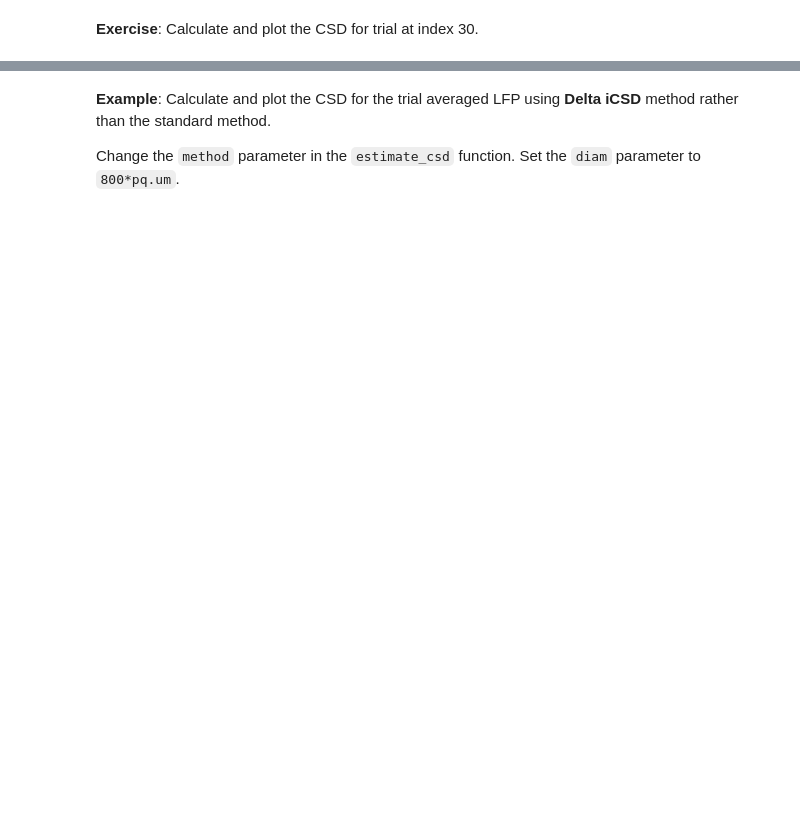
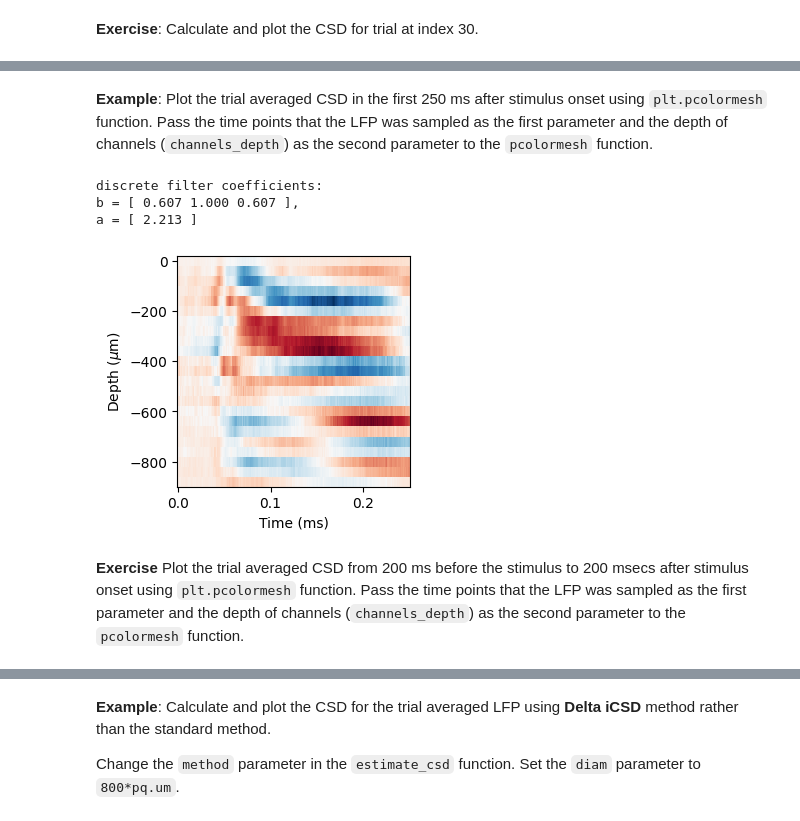
Before and after one commit to ibehave-ibots/LFP-Analysis-in-Python, a Jupyter notebook: Day1/03 CSD Analysis Theory and Methods/3 CSD Analysis Theory and Methods.ipynb, the cells around one changed output, grey strips where cells are left out. Drawn from its saved outputs; the diff is of its cells as text; code cells hidden in the pictures; blank space fills up the shorter version.

```diff
--- a/Day1/03 CSD Analysis Theory and Methods/3 CSD Analysis Theory and Methods.ipynb
+++ b/Day1/03 CSD Analysis Theory and Methods/3 CSD Analysis Theory and Methods.ipynb
@@ -233 +236,20 @@ time_window_end = 0
+# %% [markdown]
+**Example**: Plot the trial averaged CSD in the first 250 ms after stimulus onset using ``plt.pcolormesh`` function. Pass the time points that the LFP was sampled as the first parameter and the depth of channels (`channels_depth`) as the second parameter to the `pcolormesh` function.
+# %%
+# provided
+mask = (0 < dataset.time_from_stimulus_onset_lfp) & (dataset.time_from_stimulus_onset_lfp < 250)
+lfp = dataset['lfp_trials'].where(mask, drop=True).mean(dim='trial_stimulus_id')
+csd = utils.calc_csd(lfp, dataset.sampling_frequency_lfp, dataset.channel_depth)
+
+plt.figure(figsize=(3,3))
+plt.pcolormesh(csd.times, dataset.channel_depth, csd.T, cmap = 'RdBu_r')
+plt.xlabel('Time (ms)')
+plt.ylabel(r'Depth ($\mu$m)');
+# %% [output]
+discrete filter coefficients:
+b = [ 0.607 1.000 0.607 ],
+a = [ 2.213 ]
+[figure, added]
+# %% [markdown]
+**Exercise** Plot the trial averaged CSD from 200 ms before the stimulus to 200 msecs after stimulus onset using ``plt.pcolormesh`` function. Pass the time points that the LFP was sampled as the first parameter and the depth of channels (`channels_depth`) as the second parameter to the `pcolormesh` function.
 # %% [markdown]
```
Also changed, not shown: parts of 80 cells of this notebook, 2 other files.
